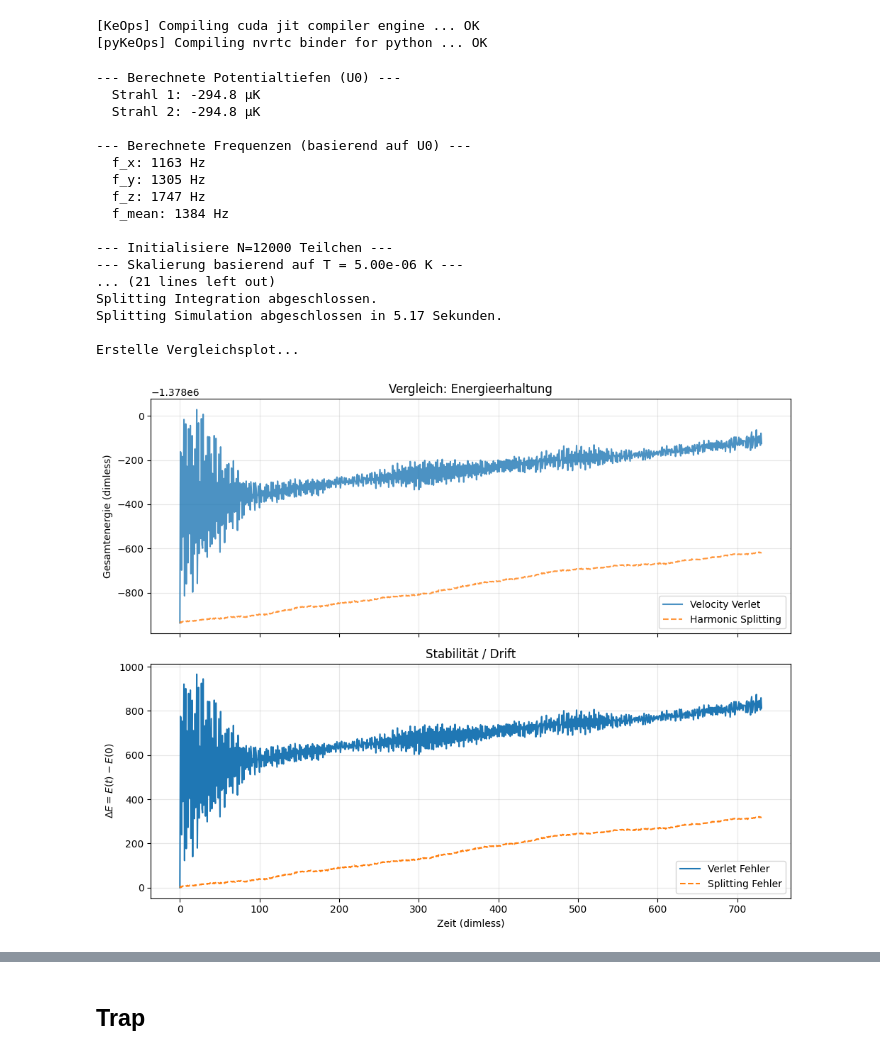
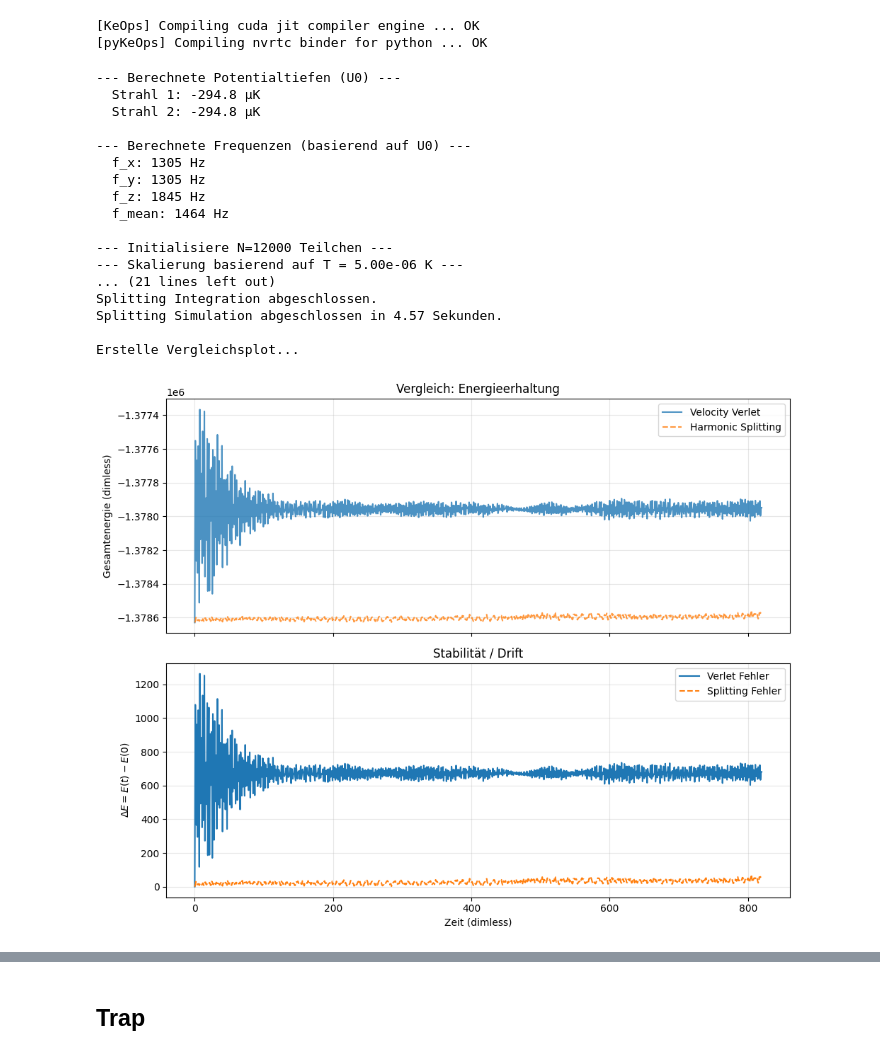
Before and after one commit to christpaul94/MD1912, a Jupyter notebook: MolecularDynamics/NOTFINISCHED_TrappedAtomsSimulation_DipolePotential copy.ipynb, the cells around one changed output, grey strips where cells are left out. Drawn from its saved outputs; the diff is of its cells as text; code cells hidden in the pictures.

```diff
--- a/MolecularDynamics/NOTFINISCHED_TrappedAtomsSimulation_DipolePotential copy.ipynb
+++ b/MolecularDynamics/NOTFINISCHED_TrappedAtomsSimulation_DipolePotential copy.ipynb
@@ -208,7 +257,9 @@ P_y = 6.52      # W
 w0_y_SI = 46e-6   # m (46 µm)
 zR_y_SI = 6.21e-3 # m (6.21 mm)
 
-
+P_y = P_x
+w0_y_SI = w0_x_SI
+zR_y_SI = zR_x_SI
 
 # Gemeinsame Atom/Laser-Parameter
 atom_laser_params = {
@@ -291,7 +342,7 @@ sim_init_params_rejection_sampling = prepare_one_temp_simulation_rejection(
     t_end_s=SIMULATION_TIME_S,
     dt_s=TIMESTEP_S,
     r0_phys=r0_phys,
-    C_phys=C_phys/10,
+    C_phys=C_phys/1000000000000000000000,
     trap_force_func=calculate_crossed_beam_dipole_potential,
     trap_params=trap_params_extended,
     precision=torch.float32,
@@ -391,38 +442,38 @@ def compare_simulations(res_verlet, res_split):
 
     # Plot 2: Energie-Fehler (Drift)
     ax[1].plot(t, drift_verlet, label='Verlet Fehler')
     ax[1].plot(t, drift_split, label='Splitting Fehler', linestyle='--')
     ax[1].set_ylabel(r'$\Delta E = E(t) - E(0)$')
     ax[1].set_xlabel('Zeit (dimless)')
     ax[1].set_title('Stabilität / Drift')
     ax[1].legend()
     ax[1].grid(True, alpha=0.3)
 
     plt.tight_layout()
     plt.show()
 
 # Vergleichsplot aufrufen
 print("\nErstelle Vergleichsplot...")
 compare_simulations(results_verlet, results_splitting)
 # %% [output]
 --- Berechnete Potentialtiefen (U0) ---
   Strahl 1: -294.8 µK
   Strahl 2: -294.8 µK
 
 --- Berechnete Frequenzen (basierend auf U0) ---
-  f_x: 1163 Hz
+  f_x: 1305 Hz
   f_y: 1305 Hz
-  f_z: 1747 Hz
-  f_mean: 1384 Hz
+  f_z: 1845 Hz
+  f_mean: 1464 Hz
 
 --- Initialisiere N=12000 Teilchen ---
 --- Skalierung basierend auf T = 5.00e-06 K ---
 ... (21 lines left out)
 Splitting Integration abgeschlossen.
-Splitting Simulation abgeschlossen in 5.17 Sekunden.
+Splitting Simulation abgeschlossen in 4.57 Sekunden.
 
 Erstelle Vergleichsplot...
-[figure, old version]
+[figure, new version]
 # %%
 
 # --- 7. Ergebnisse plotten ---
```
Also changed, not shown: parts of 5 cells of this notebook.
